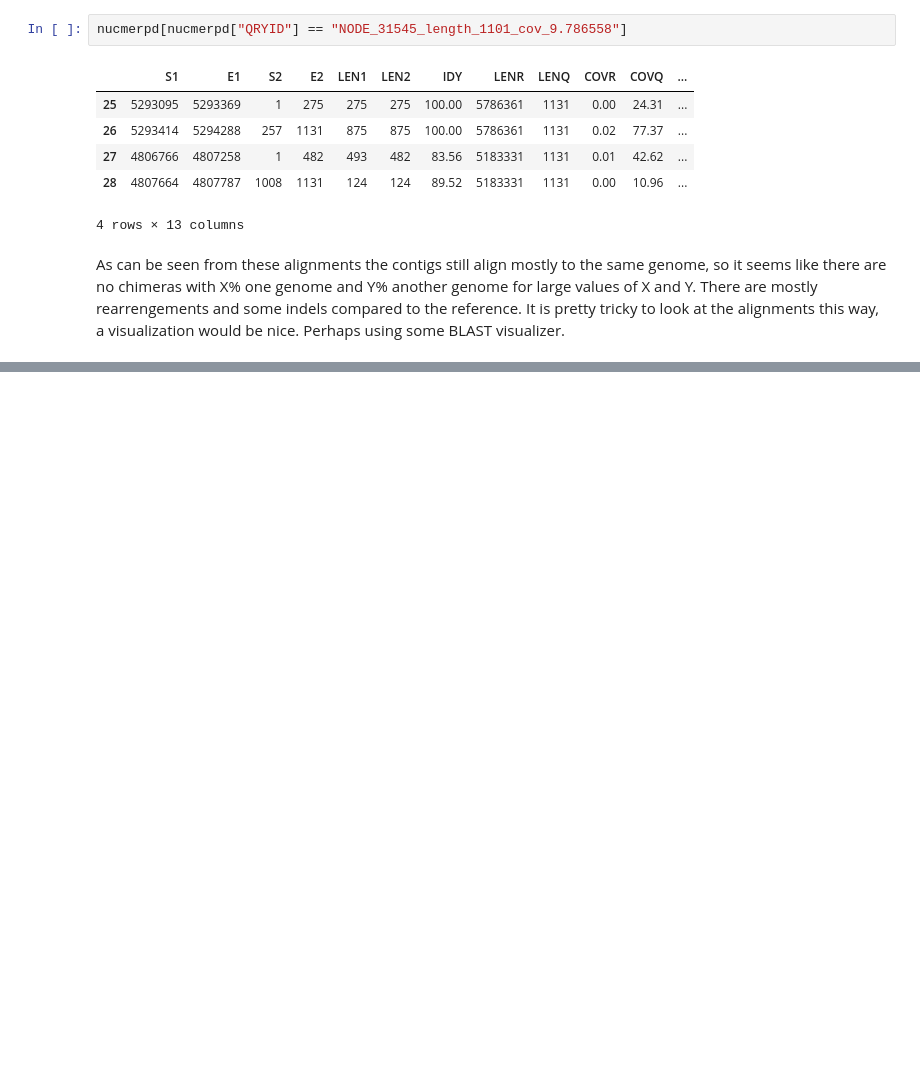
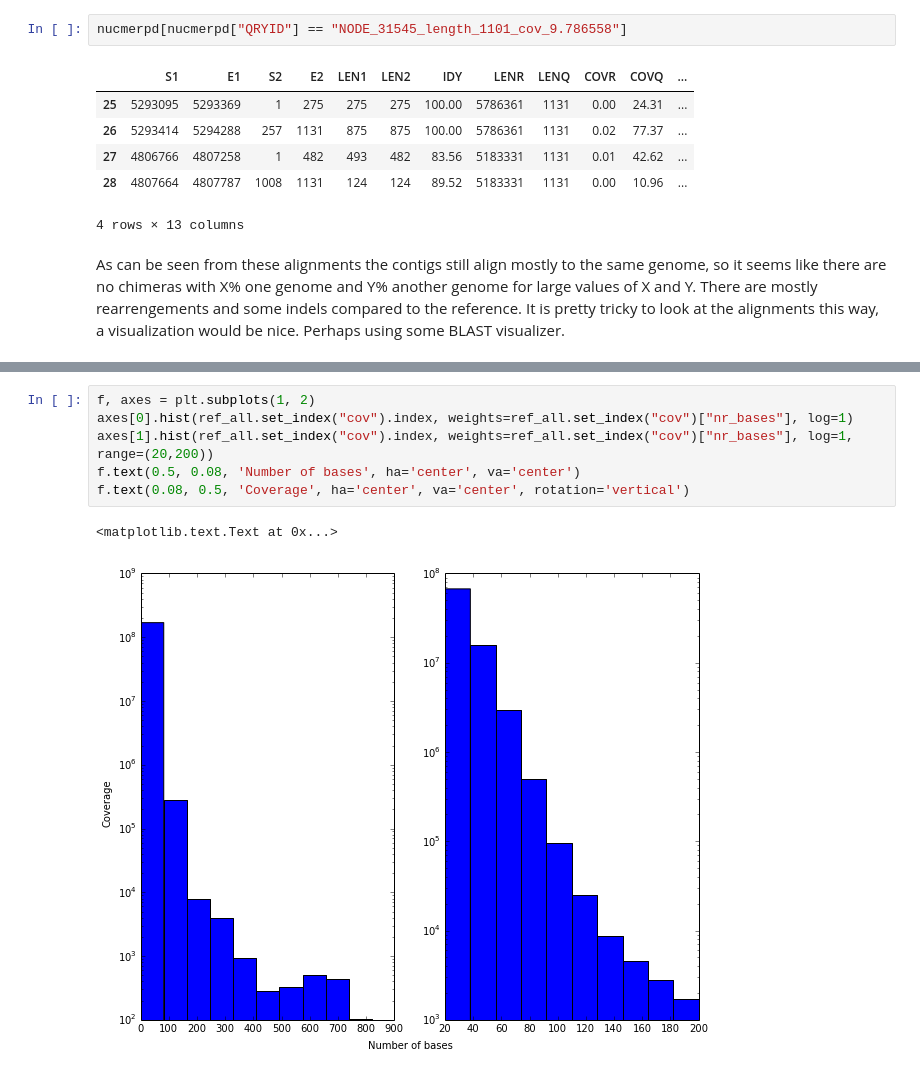
Before and after one commit to inodb/masmvali-publication, a Jupyter notebook: notebooks/LIMS1884-filtered-pairs-assemblies.ipynb, the cells around one changed output, grey strips where cells are left out. Saved outputs shown, nothing was run; the diff lists cells and outputs as text; blank space fills up the shorter version.

```diff
--- a/notebooks/LIMS1884-filtered-pairs-assemblies.ipynb
+++ b/notebooks/LIMS1884-filtered-pairs-assemblies.ipynb
@@ -346,0 +418,9 @@ As can be seen from these alignments the contigs still align mostly to the same
+# %%
+f, axes = plt.subplots(1, 2)
+axes[0].hist(ref_all.set_index("cov").index, weights=ref_all.set_index("cov")["nr_bases"], log=1)
+axes[1].hist(ref_all.set_index("cov").index, weights=ref_all.set_index("cov")["nr_bases"], log=1, range=(20,200))
+f.text(0.5, 0.08, 'Number of bases', ha='center', va='center')
+f.text(0.08, 0.5, 'Coverage', ha='center', va='center', rotation='vertical')
+# %% [output]
+<matplotlib.text.Text at 0x...>
+[figure, added]
```
Also changed, not shown: parts of 13 cells of this notebook.
